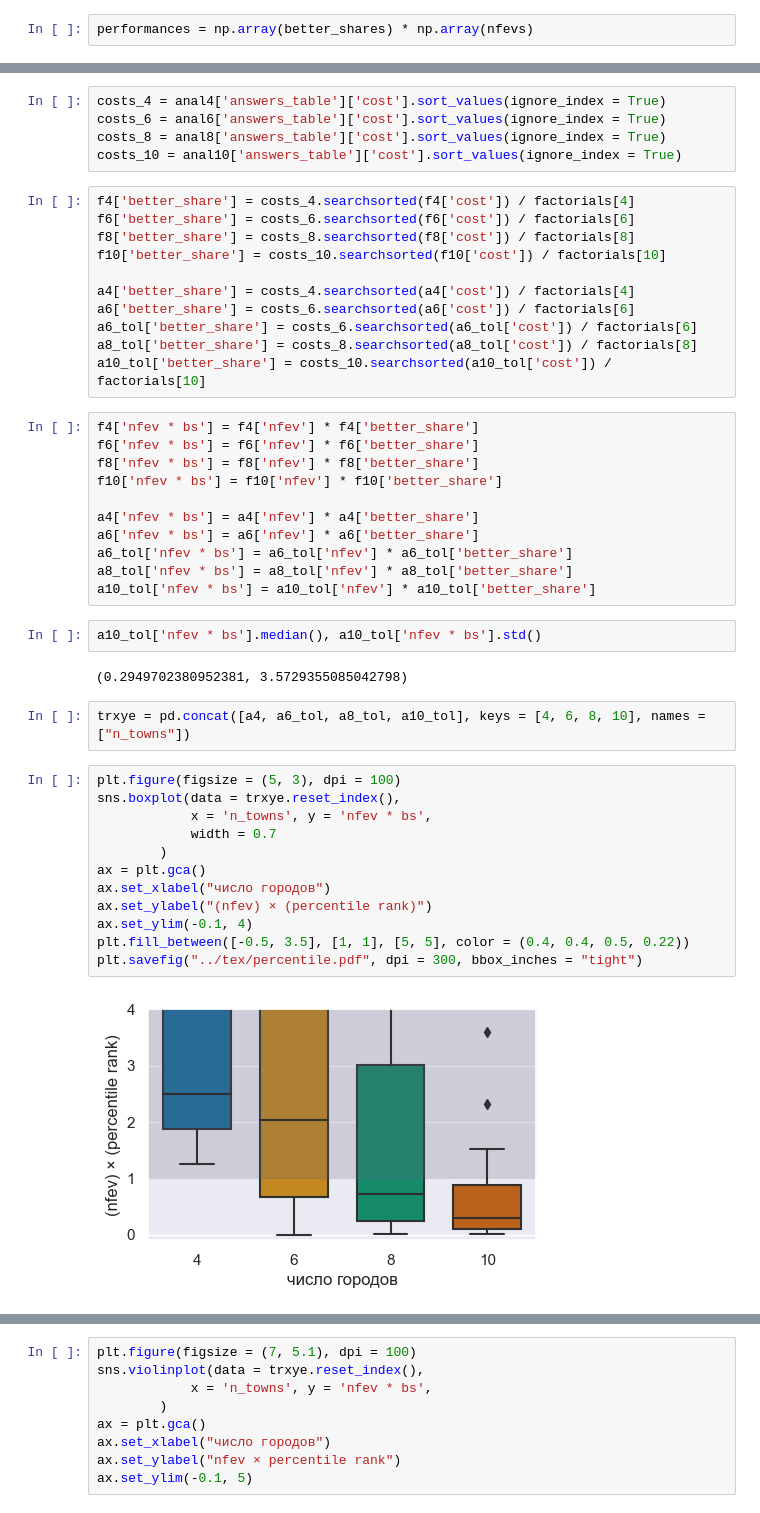
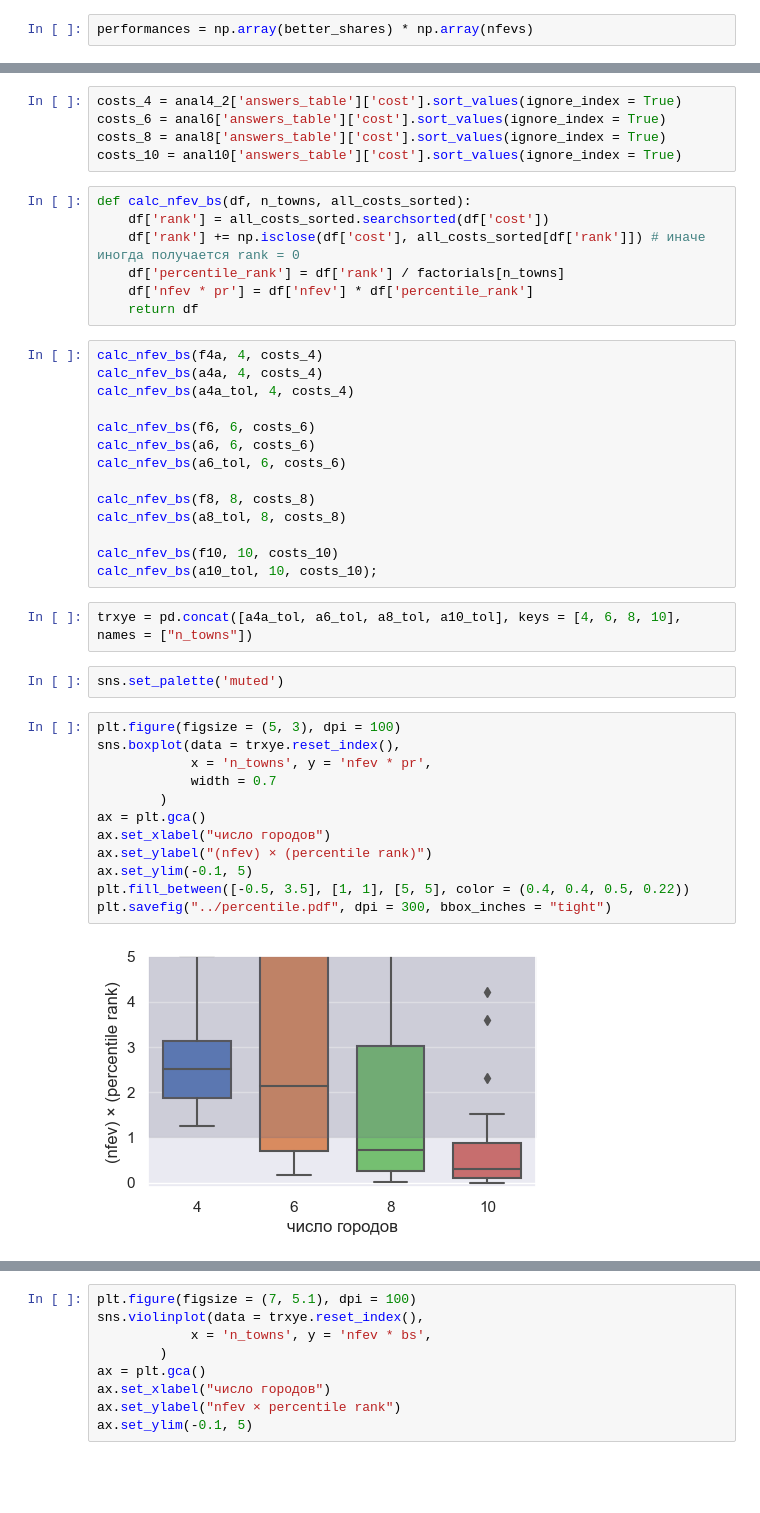
Before and after one commit to Batmaev/qua, a Jupyter notebook: Calculations/Circuit copy 2.ipynb, the cells around one changed output, grey strips where cells are left out. Saved outputs shown, nothing was run; the diff lists cells and outputs as text; blank space fills up the shorter version.

Commit message:
switch to a new scheme & 4-towns matrix

```diff
--- a/Calculations/Circuit copy 2.ipynb
+++ b/Calculations/Circuit copy 2.ipynb
@@ -1036,47 +1163,44 @@ plt.plot(performances)
 # %%
-costs_4 = anal4['answers_table']['cost'].sort_values(ignore_index = True)
+costs_4 = anal4_2['answers_table']['cost'].sort_values(ignore_index = True)
 costs_6 = anal6['answers_table']['cost'].sort_values(ignore_index = True)
 costs_8 = anal8['answers_table']['cost'].sort_values(ignore_index = True)
 costs_10 = anal10['answers_table']['cost'].sort_values(ignore_index = True)
-# %%
-f4['better_share'] = costs_4.searchsorted(f4['cost']) / factorials[4]
-f6['better_share'] = costs_6.searchsorted(f6['cost']) / factorials[6]
-f8['better_share'] = costs_8.searchsorted(f8['cost']) / factorials[8]
-f10['better_share'] = costs_10.searchsorted(f10['cost']) / factorials[10]
-
-a4['better_share'] = costs_4.searchsorted(a4['cost']) / factorials[4]
-a6['better_share'] = costs_6.searchsorted(a6['cost']) / factorials[6]
-a6_tol['better_share'] = costs_6.searchsorted(a6_tol['cost']) / factorials[6]
-a8_tol['better_share'] = costs_8.searchsorted(a8_tol['cost']) / factorials[8]
-a10_tol['better_share'] = costs_10.searchsorted(a10_tol['cost']) / factorials[10]
-# %%
-f4['nfev * bs'] = f4['nfev'] * f4['better_share']
-f6['nfev * bs'] = f6['nfev'] * f6['better_share']
-f8['nfev * bs'] = f8['nfev'] * f8['better_share']
-f10['nfev * bs'] = f10['nfev'] * f10['better_share']
-
-a4['nfev * bs'] = a4['nfev'] * a4['better_share']
-a6['nfev * bs'] = a6['nfev'] * a6['better_share']
-a6_tol['nfev * bs'] = a6_tol['nfev'] * a6_tol['better_share']
-a8_tol['nfev * bs'] = a8_tol['nfev'] * a8_tol['better_share']
-a10_tol['nfev * bs'] = a10_tol['nfev'] * a10_tol['better_share']
-# %%
-a10_tol['nfev * bs'].median(), a10_tol['nfev * bs'].std()
-# %% [output]
-(0.2949702380952381, 3.5729355085042798)
+# %%
+def calc_nfev_bs(df, n_towns, all_costs_sorted):
+    df['rank'] = all_costs_sorted.searchsorted(df['cost'])
+    df['rank'] += np.isclose(df['cost'], all_costs_sorted[df['rank']]) # иначе иногда получается rank = 0
+    df['percentile_rank'] = df['rank'] / factorials[n_towns]
+    df['nfev * pr'] = df['nfev'] * df['percentile_rank']
+    return df
+# %%
+calc_nfev_bs(f4a, 4, costs_4)
+calc_nfev_bs(a4a, 4, costs_4)
+calc_nfev_bs(a4a_tol, 4, costs_4)
+
+calc_nfev_bs(f6, 6, costs_6)
+calc_nfev_bs(a6, 6, costs_6)
+calc_nfev_bs(a6_tol, 6, costs_6)
+
+calc_nfev_bs(f8, 8, costs_8)
+calc_nfev_bs(a8_tol, 8, costs_8)
+
+calc_nfev_bs(f10, 10, costs_10)
+calc_nfev_bs(a10_tol, 10, costs_10);
 # %%
-trxye = pd.concat([a4, a6_tol, a8_tol, a10_tol], keys = [4, 6, 8, 10], names = ["n_towns"])
+trxye = pd.concat([a4a_tol, a6_tol, a8_tol, a10_tol], keys = [4, 6, 8, 10], names = ["n_towns"])
+# %%
+sns.set_palette('muted')
 # %%
 plt.figure(figsize = (5, 3), dpi = 100)
 sns.boxplot(data = trxye.reset_index(),
-            x = 'n_towns', y = 'nfev * bs',
+            x = 'n_towns', y = 'nfev * pr',
             width = 0.7
         )
 ax = plt.gca()
 ax.set_xlabel("число городов")
 ax.set_ylabel("(nfev) × (percentile rank)")
-ax.set_ylim(-0.1, 4)
+ax.set_ylim(-0.1, 5)
 plt.fill_between([-0.5, 3.5], [1, 1], [5, 5], color = (0.4, 0.4, 0.5, 0.22))
-plt.savefig("../tex/percentile.pdf", dpi = 300, bbox_inches = "tight")
+plt.savefig("../percentile.pdf", dpi = 300, bbox_inches = "tight")
 # %% [output]
-[figure, old version]
+[figure, new version]
```
Also changed, not shown: parts of 20 cells of this notebook, 17 other files.
